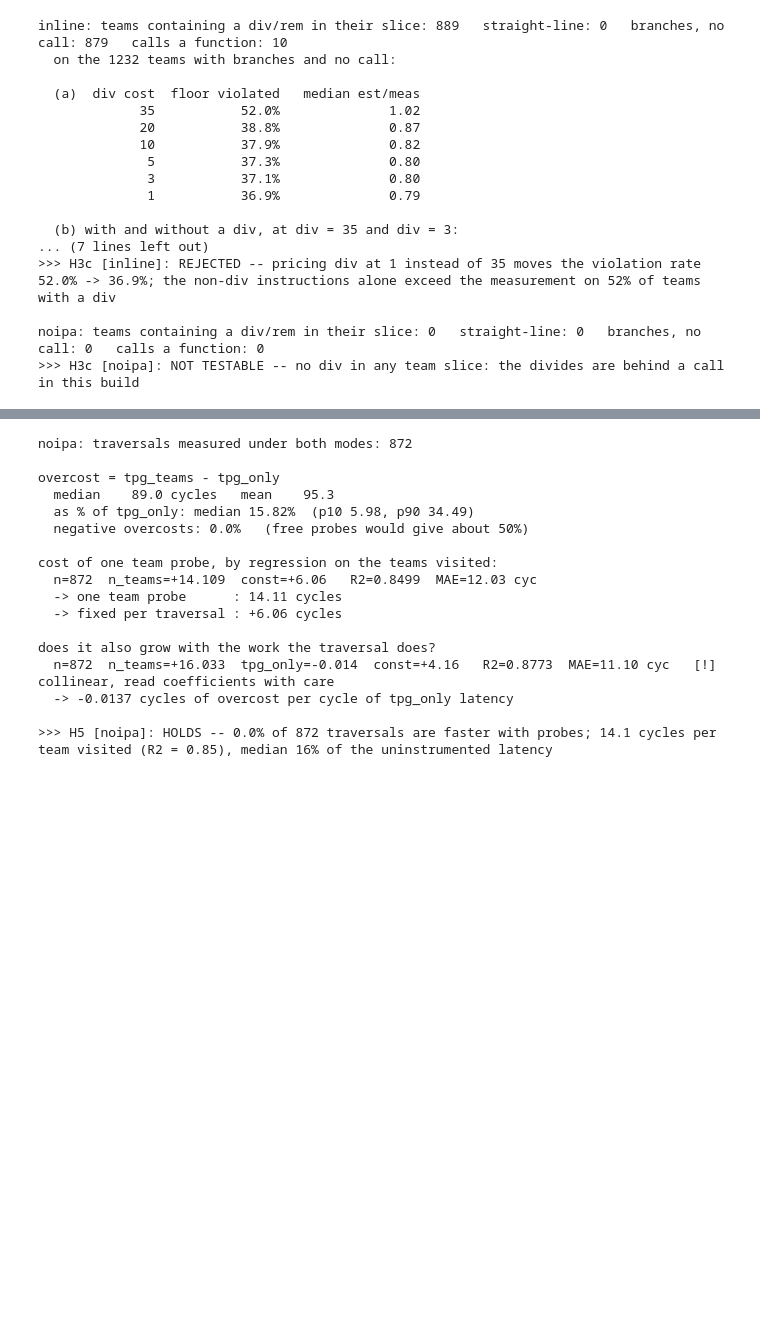
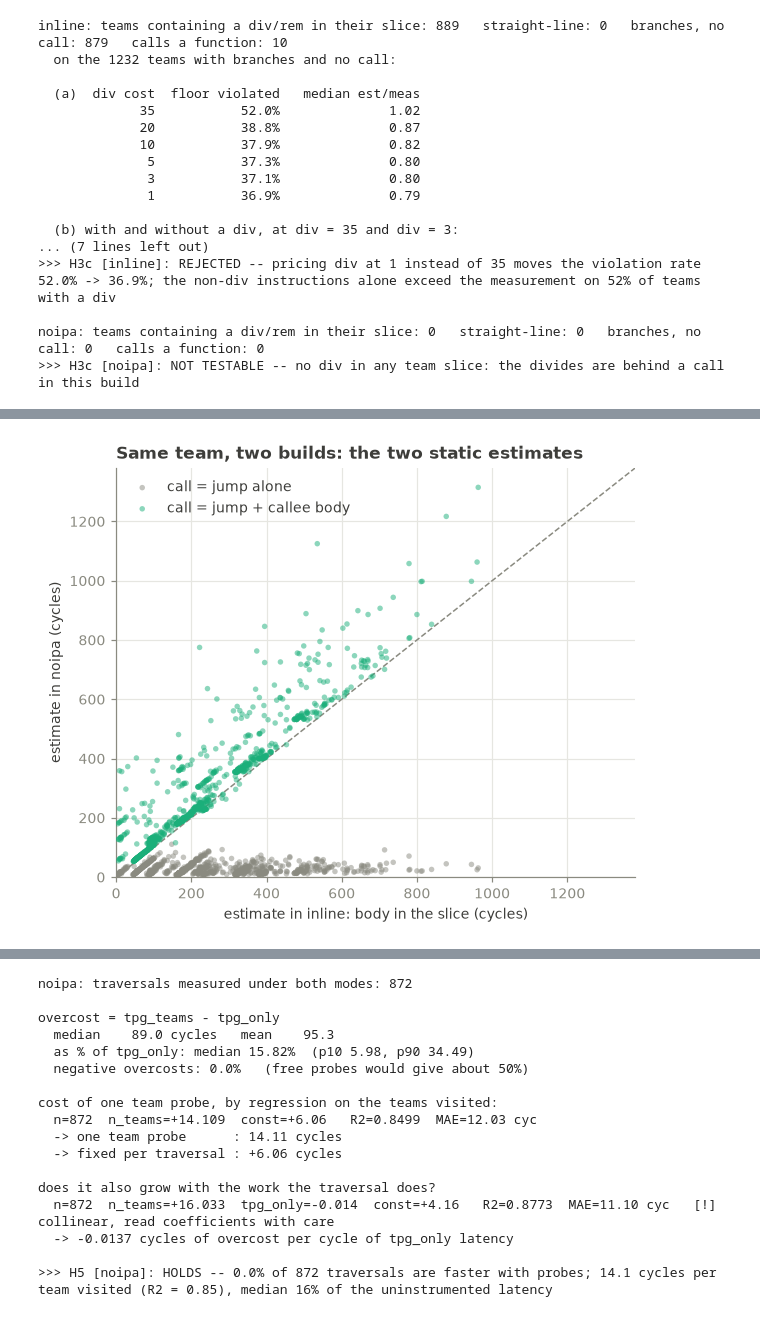
Before and after one commit to allpaul0/uarch_modeling_tpg, a Jupyter notebook: mechanistic_model.ipynb, the cells around one changed output, grey strips where cells are left out. Saved outputs shown, nothing was run; the diff lists cells and outputs as text; code cells hidden in the pictures; blank space fills up the shorter version.

```diff
--- a/mechanistic_model.ipynb
+++ b/mechanistic_model.ipynb
@@ -547,8 +639,8 @@ primary build is drawn.
 # %%
-fit_sl = FITS[(S.name, "straight")]
-SL = S.cls == "straight"
+fit_s = FITS[(S.name, "straight")]
+SL_s = S.cls == "straight"
 fig, ax = plt.subplots()
-e, y = S.est[SL], S.meas[SL]
+e, y = S.est[SL_s], S.meas[SL_s]
 lim = max(e.max(), y.max()) * 1.05
 ax.plot([0, lim], [0, lim], color=MUTED, lw=1, ls="--", zorder=1)
 ax.annotate("estimate = measured\n(the stall-free floor)", xy=(lim*0.72, lim*0.72),
@@ -556,8 +648,8 @@ ax.annotate("estimate = measured\n(the stall-free floor)", xy=(lim*0.72, lim*0.7
             arrowprops=dict(arrowstyle="-", color=MUTED, lw=0.8))
 ax.scatter(e, y, s=14, color=C_STRAIGHT, alpha=0.5, edgecolor="none", zorder=2)
 xs = np.linspace(0, lim, 2)
-ax.plot(xs, fit_sl.beta[0]*xs + fit_sl.beta[1], color=C_STRAIGHT, lw=2, zorder=3)
-ax.annotate(f"measured = {fit_sl.beta[0]:.2f} x estimate {fit_sl.beta[1]:+.1f}\nR2 = {fit_sl.r2:.3f}",
+ax.plot(xs, fit_s.beta[0]*xs + fit_s.beta[1], color=C_STRAIGHT, lw=2, zorder=3)
+ax.annotate(f"measured = {fit_s.beta[0]:.2f} x estimate {fit_s.beta[1]:+.1f}\nR2 = {fit_s.r2:.3f}",
             xy=(lim*0.06, lim*0.80), color=INK, fontsize=9, fontweight="bold")
 ax.set(xlabel="doc-table estimate (cycles)", ylabel="measured AvgCyclesPerTeam (cycles)",
        xlim=(0, lim), ylim=(0, lim),
@@ -900 +1047,18 @@ noipa   calls a function  (987 teams)
+# %%
+if H4B:
+    ea, eb, ej = H4B["ea"], H4B["eb"], H4B["ej"]
+    fig, ax = plt.subplots(figsize=(5.6, 4.6))
+    lim = max(ea.max(), eb.max()) * 1.05
+    ax.plot([0, lim], [0, lim], color=MUTED, lw=1, ls="--", zorder=1)
+    ax.scatter(ea, ej, s=13, color=MUTED, alpha=0.5, edgecolor="none",
+               label="call = jump alone", zorder=2)
+    ax.scatter(ea, eb, s=13, color=C_CALL, alpha=0.5, edgecolor="none",
+               label="call = jump + callee body", zorder=3)
+    ax.set(xlabel=f"estimate in {H4B['a']}: body in the slice (cycles)",
+           ylabel=f"estimate in {H4B['b']} (cycles)", xlim=(0, lim), ylim=(0, lim),
+           title="Same team, two builds: the two static estimates")
+    ax.legend(loc="upper left")
+    plt.tight_layout(); plt.show()
+# %% [output]
+[figure, added]
 # %% [markdown]
```
Also changed, not shown: parts of 43 cells of this notebook.
